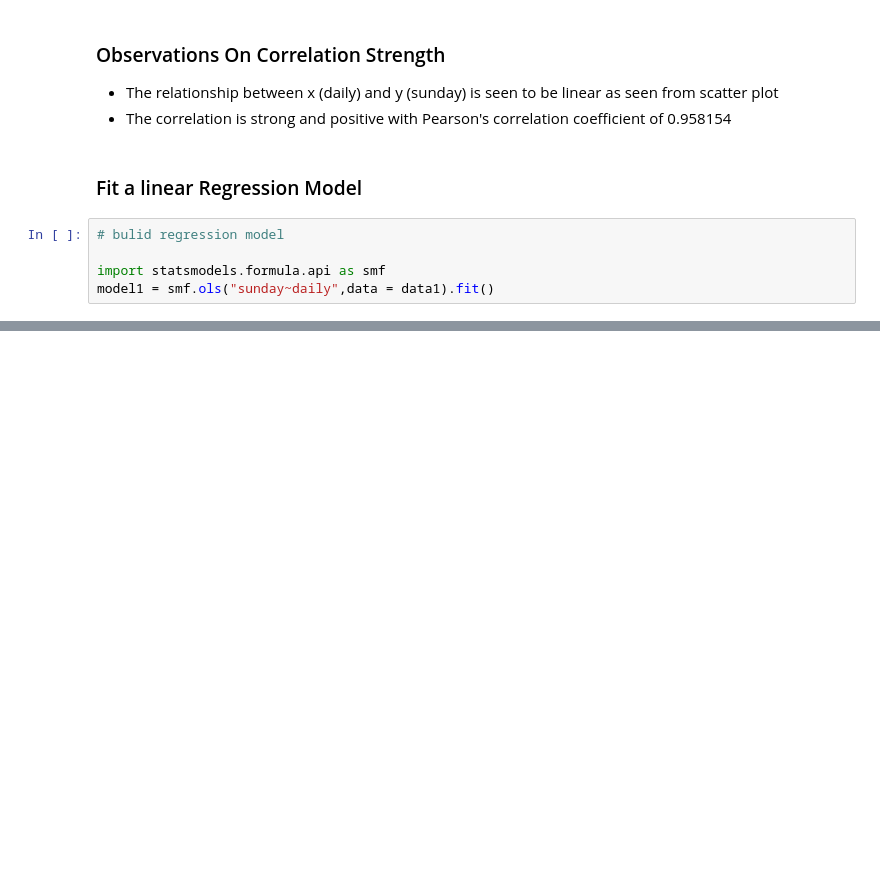
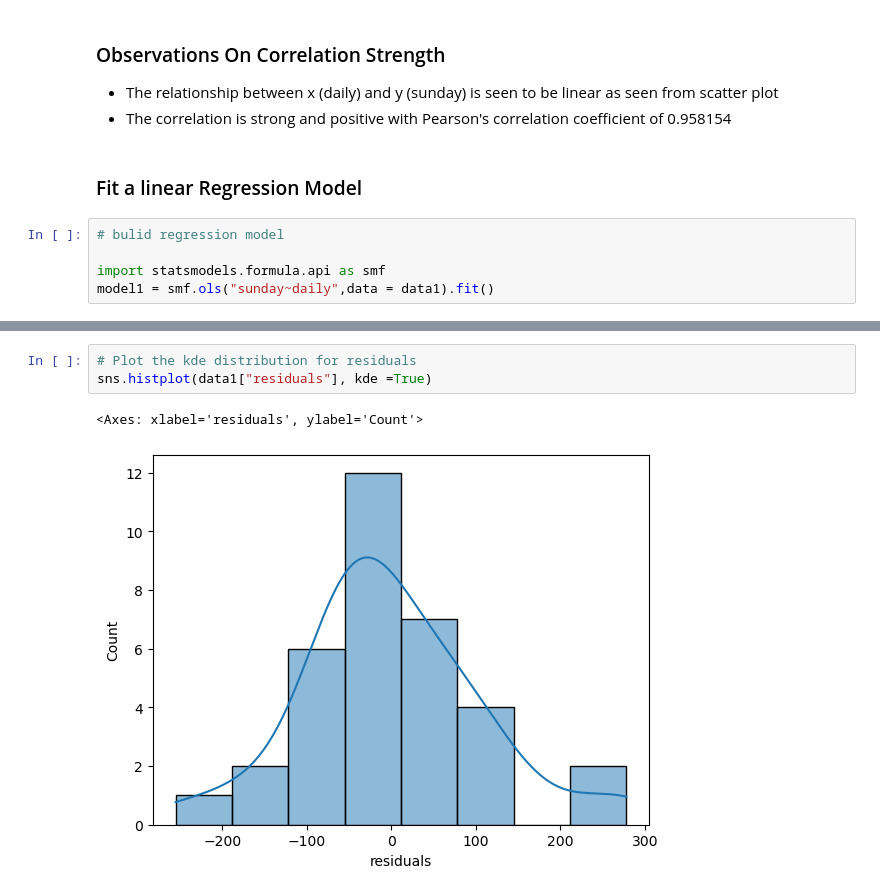
Before and after one commit to deepikareddy-22/AIML-TASK, a Jupyter notebook: Linear regression1.ipynb, the cells around one changed output, grey strips where cells are left out. Cells and saved outputs as stored; diff of their text form; blank space fills up the shorter version.

```diff
--- a/Linear regression1.ipynb
+++ b/Linear regression1.ipynb
@@ -281,0 +315,6 @@ data1
+# %%
+# Plot the kde distribution for residuals
+sns.histplot(data1["residuals"], kde =True)
+# %% [output]
+<Axes: xlabel='residuals', ylabel='Count'>
+[figure, added]
```
Also changed, not shown: parts of 32 cells of this notebook, 1 other file.
